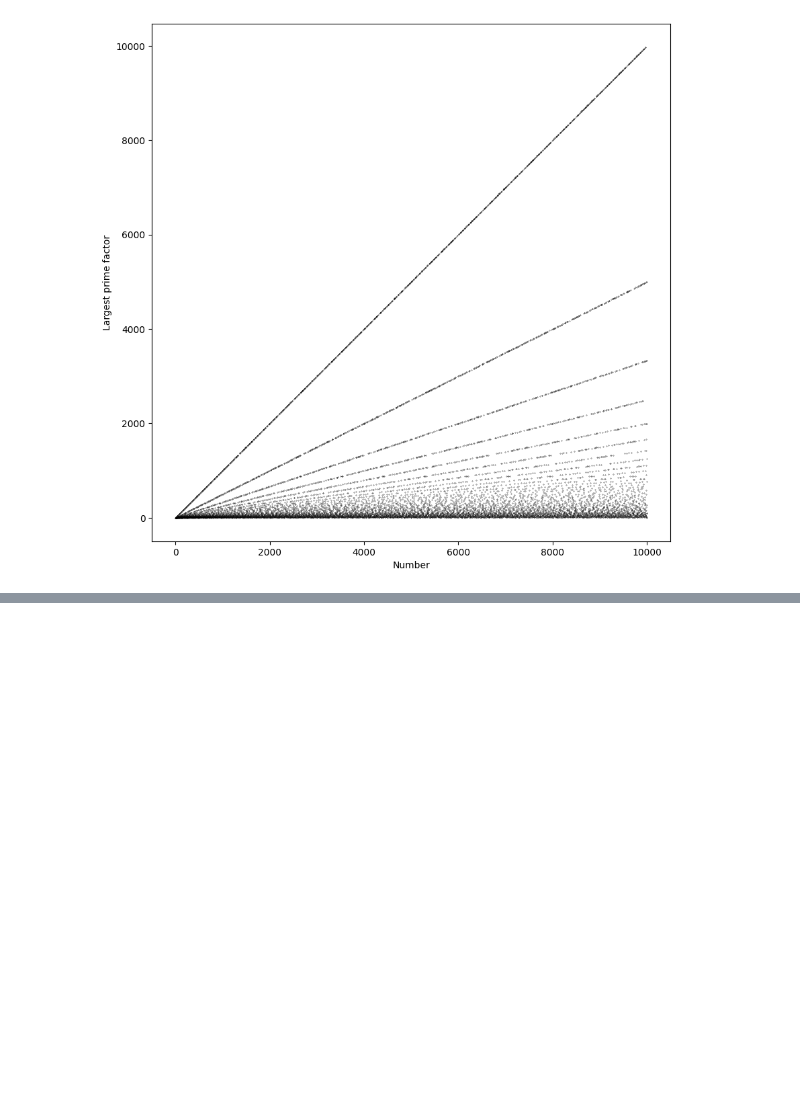
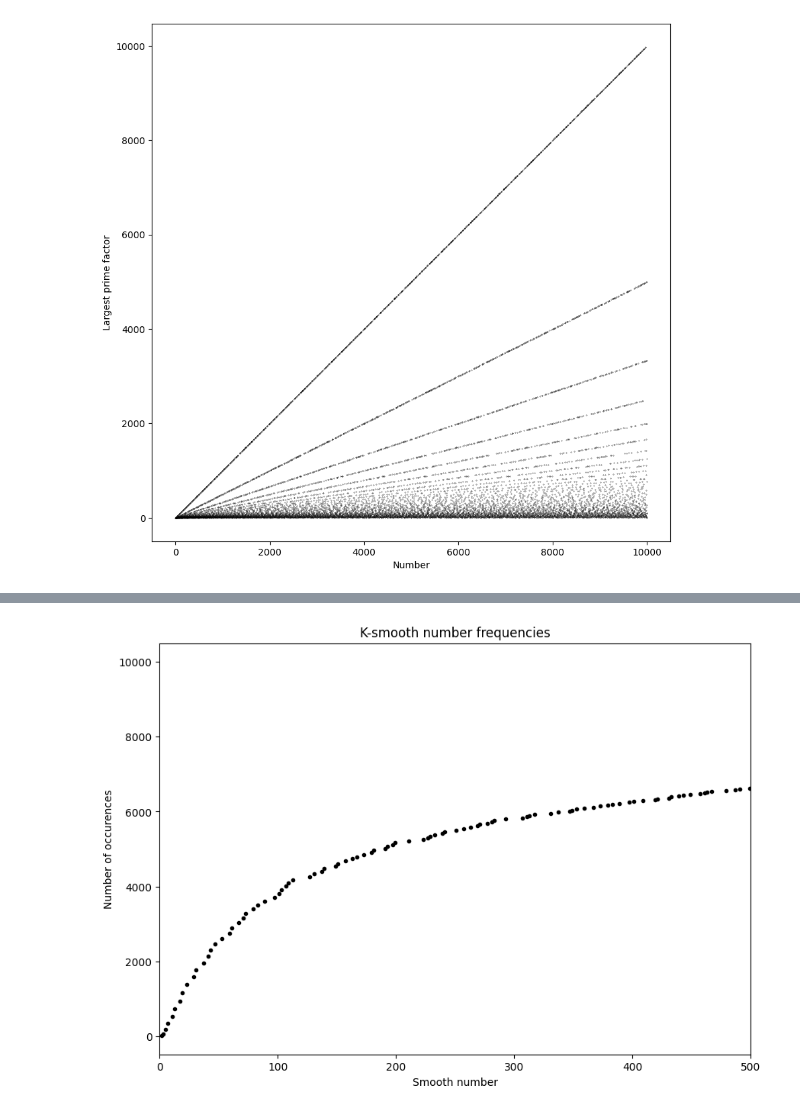
Before and after one commit to viktor-kertanov/master-math, a Jupyter notebook: ch14_number_theory/6_smooth_numbers.ipynb, the cells around one changed output, grey strips where cells are left out. Saved outputs shown, nothing was run; the diff lists cells and outputs as text; code cells hidden in the pictures; blank space fills up the shorter version.

Commit message:
Number theory section finished. Full course finished.

```diff
--- a/ch14_number_theory/6_smooth_numbers.ipynb
+++ b/ch14_number_theory/6_smooth_numbers.ipynb
@@ -99,0 +103,27 @@ plt.show()
+# %%
+# all 5-smooth numbers
+
+maximum_number = 10000
+numbers = np.arange(2, maximum_number+1)
+
+largest_prime_fact = np.zeros(len(numbers), dtype=int)
+
+for num_idx, num in enumerate(numbers):
+    largest_prime_fact[num_idx] = np.max(sym.primefactors(num))
+
+def get_k_smooth_numbers(k, max_num=10000, do_print=True):
+    numbers = np.arange(2, max_num+1)
+
+    k_smooth = []
+    for num_idx, num in enumerate(numbers):
+        largest_prime_factor = np.max(sym.primefactors(num))
+        if  largest_prime_factor <= k:
+            k_smooth.append(num)
+
+    if do_print:
+        print(f'There are {len(k_smooth)} "{k}-smooth" numbers up to {max_num}:')
+        print(np.array(k_smooth))
+
+    return np.array(k_smooth)
+
+a = get_k_smooth_numbers(2)
@@ -99,0 +137,6 @@ plt.show()
+# %%
+smooth_number_freq = np.zeros(len(unique_prime_factors))
+
+for prime_num_idx, prime_num in enumerate(unique_prime_factors):
+    smooth_number_freq[prime_num_idx] = len(get_k_smooth_numbers(prime_num, max_num=10000, do_print=False))
+    print(f'Smooth number for {prime_num}: {smooth_number_freq[prime_num_idx]} ')
@@ -99,0 +161,11 @@ plt.show()
+# %%
+plt.plot(unique_prime_factors, smooth_number_freq, 'k.')
+
+plt.xlim([0, 500])
+plt.title('K-smooth number frequencies')
+plt.ylabel('Number of occurences')
+plt.xlabel('Smooth number')
+plt.gcf().set_size_inches(10, 7)
+plt.show()
+# %% [output]
+[figure, added]
```
Also changed, not shown: parts of 5 cells of this notebook, 1 other file.
